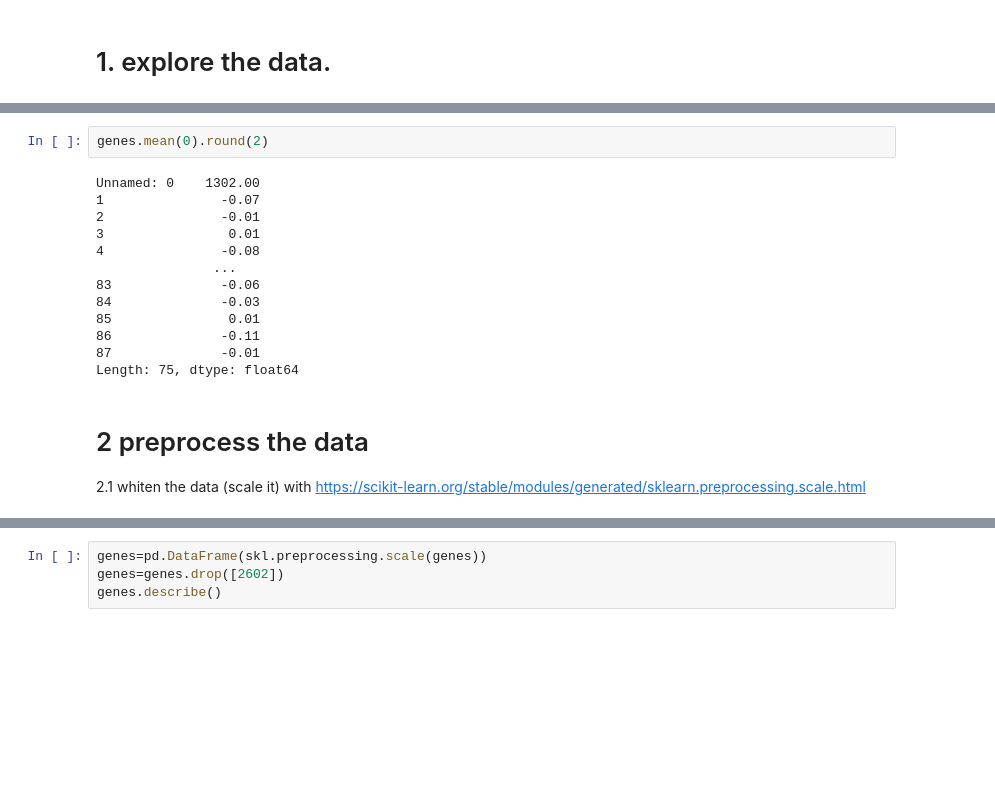
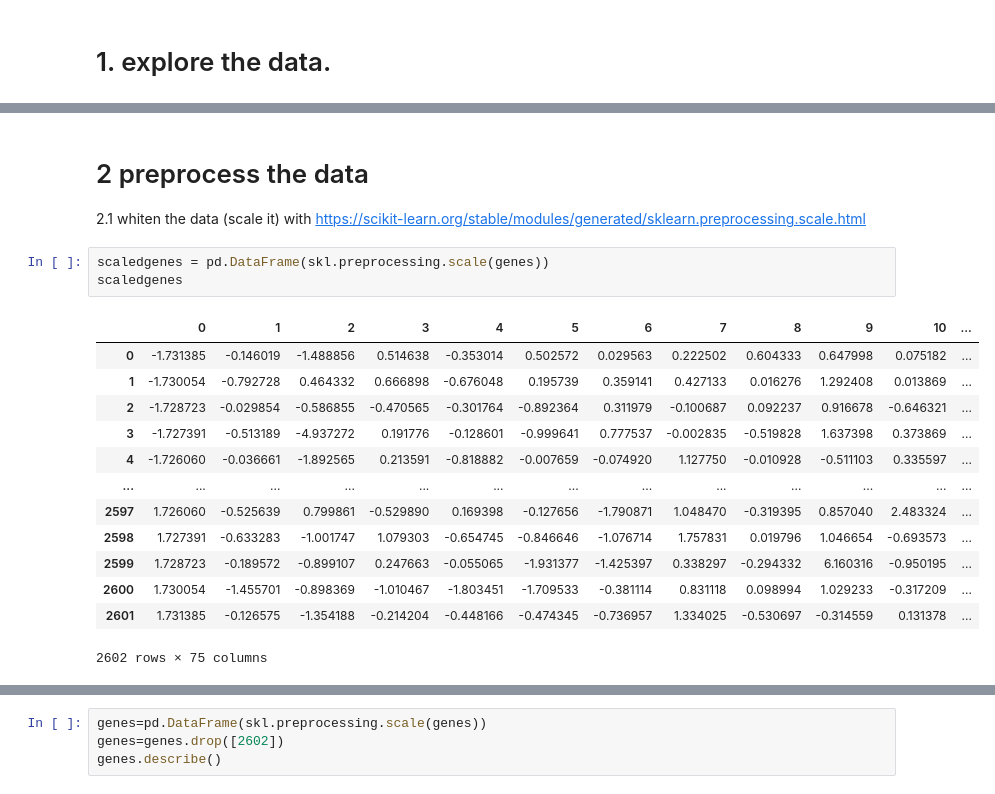
Before and after one commit to bflaggs/DSPS_BFlaggs, a Jupyter notebook: HW7/ClusteringGenes.ipynb, the cells around one changed output, grey strips where cells are left out. Saved outputs shown, nothing was run; the diff lists cells and outputs as text; blank space fills up the shorter version.

```diff
--- a/HW7/ClusteringGenes.ipynb
+++ b/HW7/ClusteringGenes.ipynb
@@ -32,18 +65,20 @@ genes.describe()
-# %%
-genes.mean(0).round(2)
-# %% [output]
-Unnamed: 0    1302.00
-1               -0.07
-2               -0.01
-3                0.01
-4               -0.08
-               ...
-83              -0.06
-84              -0.03
-85               0.01
-86              -0.11
-87              -0.01
-Length: 75, dtype: float64
 # %% [markdown]
 # 2 preprocess the data
 2.1 whiten the data (scale it) with https://scikit-learn.org/stable/modules/generated/sklearn.preprocessing.scale.html
+# %%
+scaledgenes = pd.DataFrame(skl.preprocessing.scale(genes))
+scaledgenes
+# %% [output]
+|  | 0 | 1 | 2 | 3 | 4 | 5 | 6 | 7 | 8 | 9 | 10 | ... |
+| 0 | -1.731385 | -0.146019 | -1.488856 | 0.514638 | -0.353014 | 0.502572 | 0.029563 | 0.222502 | 0.604333 | 0.647998 | 0.075182 | ... |
+| 1 | -1.730054 | -0.792728 | 0.464332 | 0.666898 | -0.676048 | 0.195739 | 0.359141 | 0.427133 | 0.016276 | 1.292408 | 0.013869 | ... |
+| 2 | -1.728723 | -0.029854 | -0.586855 | -0.470565 | -0.301764 | -0.892364 | 0.311979 | -0.100687 | 0.092237 | 0.916678 | -0.646321 | ... |
+| 3 | -1.727391 | -0.513189 | -4.937272 | 0.191776 | -0.128601 | -0.999641 | 0.777537 | -0.002835 | -0.519828 | 1.637398 | 0.373869 | ... |
+| 4 | -1.726060 | -0.036661 | -1.892565 | 0.213591 | -0.818882 | -0.007659 | -0.074920 | 1.127750 | -0.010928 | -0.511103 | 0.335597 | ... |
+| ... | ... | ... | ... | ... | ... | ... | ... | ... | ... | ... | ... | ... |
+| 2597 | 1.726060 | -0.525639 | 0.799861 | -0.529890 | 0.169398 | -0.127656 | -1.790871 | 1.048470 | -0.319395 | 0.857040 | 2.483324 | ... |
+| 2598 | 1.727391 | -0.633283 | -1.001747 | 1.079303 | -0.654745 | -0.846646 | -1.076714 | 1.757831 | 0.019796 | 1.046654 | -0.693573 | ... |
+| 2599 | 1.728723 | -0.189572 | -0.899107 | 0.247663 | -0.055065 | -1.931377 | -1.425397 | 0.338297 | -0.294332 | 6.160316 | -0.950195 | ... |
+| 2600 | 1.730054 | -1.455701 | -0.898369 | -1.010467 | -1.803451 | -1.709533 | -0.381114 | 0.831118 | 0.098994 | 1.029233 | -0.317209 | ... |
+| 2601 | 1.731385 | -0.126575 | -1.354188 | -0.214204 | -0.448166 | -0.474345 | -0.736957 | 1.334025 | -0.530697 | -0.314559 | 0.131378 | ... |
+2602 rows × 75 columns
```
Also changed, not shown: parts of 5 cells of this notebook.
